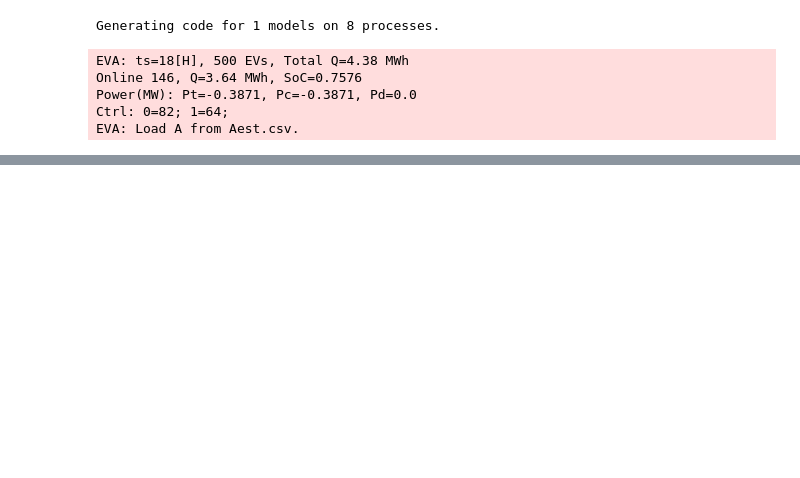
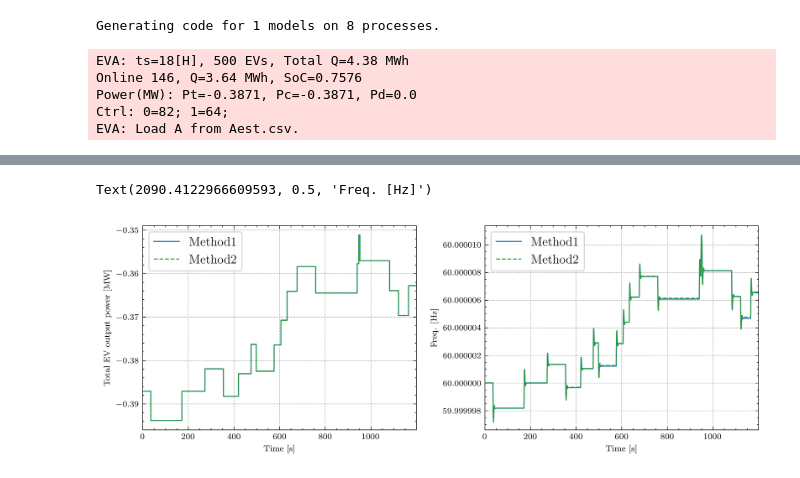
Before and after one commit to jinningwang/andes, a Jupyter notebook: jwang/notes/cosim_ev_model_agg_benchmark.ipynb, the cells around one changed output, grey strips where cells are left out. Drawn from its saved outputs; the diff is of its cells as text; code cells hidden in the pictures; blank space fills up the shorter version.

```diff
--- a/jwang/notes/cosim_ev_model_agg_benchmark.ipynb
+++ b/jwang/notes/cosim_ev_model_agg_benchmark.ipynb
@@ -246,22 +254,26 @@ ss2x, se2x, pa2x = run_ss(m=2, time_len=end_time)
 # %%
 # # plot
-plt.style.use("ieee")
+plt.style.use(['science', 'ieee'])
 fig, ax = plt.subplots(1, 2, figsize=(10.5, 3.5), dpi=400)
 plt.subplots_adjust(left=None, bottom=None, right=None,
                     top=None, wspace=0.25, hspace=None)
 ss1x.TDS.plt.plot_data(ss1x.dae.ts.t, pa1x, yheader=["Method1"],
-                       color="tab:blue", ax=ax[0], fig=fig, show=False)
+                       color="tab:blue", ax=ax[0], fig=fig, show=False, grid=True)
 ss2x.TDS.plt.plot_data(ss2x.dae.ts.t, pa2x, yheader=["Method2"], linestyles=['--'],
-                       color="tab:green", ax=ax[0], fig=fig, show=False)
-ax[0].legend()
+                       color="tab:green", ax=ax[0], fig=fig, show=False, grid=True)
+ax[0].legend(frameon=True)
 ax[0].set_xlabel("Time [s]")
 ax[0].set_ylabel("Total EV output power [MW]")
 
 ss1x.TDS.plt.plot(ss1x.COI.omega, ytimes=60, ax=ax[1], fig=fig, yheader=['Method1'],
                   color="tab:blue", show=False)
 ss2x.TDS.plt.plot(ss2x.COI.omega, ytimes=60, ax=ax[1], fig=fig, yheader=["Method2"],
-                  color="tab:green",  linestyles=['--'], show=False, alpha=0.8)
+                  color="tab:green",  linestyles=['--'], show=False, alpha=0.8, grid=True)
+ax[1].legend(frameon=True)
 ax[1].set_ylabel('Freq. [Hz]')
+# %% [output]
+Text(2090.4122966609593, 0.5, 'Freq. [Hz]')
+[figure, added]
 # %%
 ss1 = init_ss(m=1)
 ss2 = init_ss(m=2)
```
Also changed, not shown: parts of 6 cells of this notebook.
